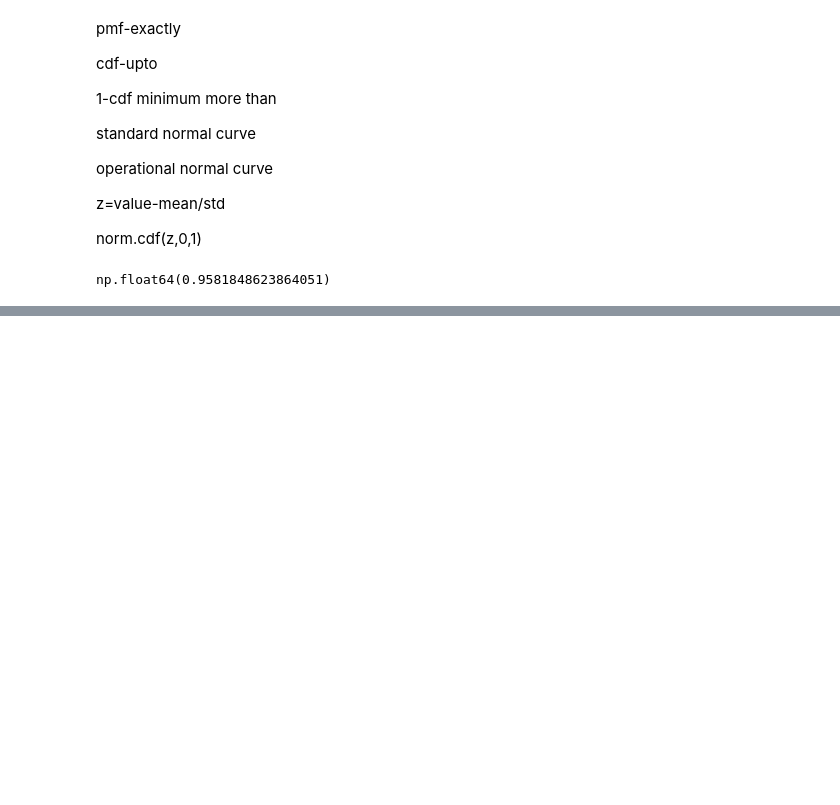
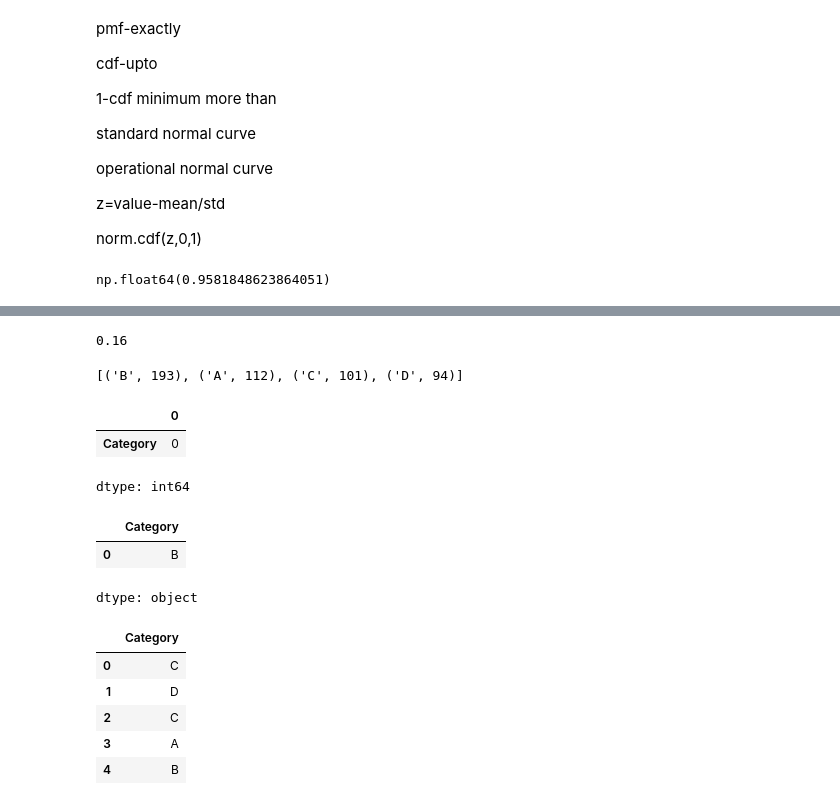
Before and after one commit to chaitanysaraswat/Advanced-Analytics-Using-Statistics, a Jupyter notebook: lecture7.ipynb, the cells around one changed output, grey strips where cells are left out. Drawn from its saved outputs; the diff is of its cells as text; code cells hidden in the pictures; blank space fills up the shorter version.

```diff
--- a/lecture7.ipynb
+++ b/lecture7.ipynb
@@ -35,0 +98,33 @@ students t distribution:
+# %%
+80/df.shape[0]# mising values /rows df.shape will give row and column we are taking row by [0]
+# %% [output]
+0.16
+# %%
+from collections import Counter
+Counter(df.Category).most_common() #find most common elements that are occuring
+# %% [output]
+[('B', 193), ('A', 112), ('C', 101), ('D', 94)]
+# %%
+df.Category.fillna('B',inplace=True)
+df.isnull().sum()
+df.Category=df.Category.fillna('B')
+# %% [output]
+|  | 0 |
+| Category | 0 |
+dtype: int64
+# %%
+df.Category.mode()# to find highest occurence
+# %% [output]
+|  | Category |
+| 0 | B |
+dtype: object
+# %%
+df=pd.read_excel("/content/drive/MyDrive/My pitch/data1.xlsx")
+df.head()
+# %% [output]
+|  | Category |
+| 0 | C |
+| 1 | D |
+| 2 | C |
+| 3 | A |
+| 4 | B |
```
Also changed, not shown: parts of 21 cells of this notebook.
